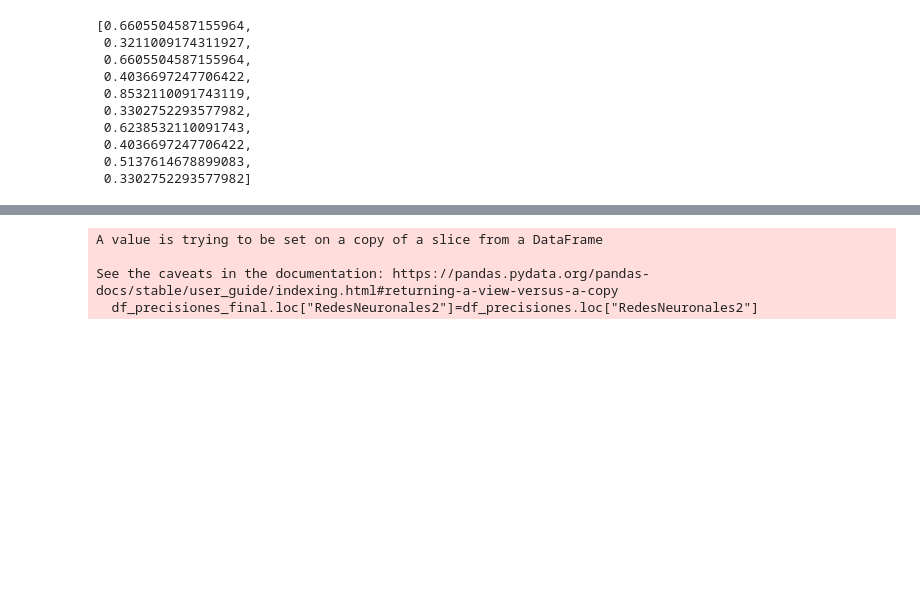
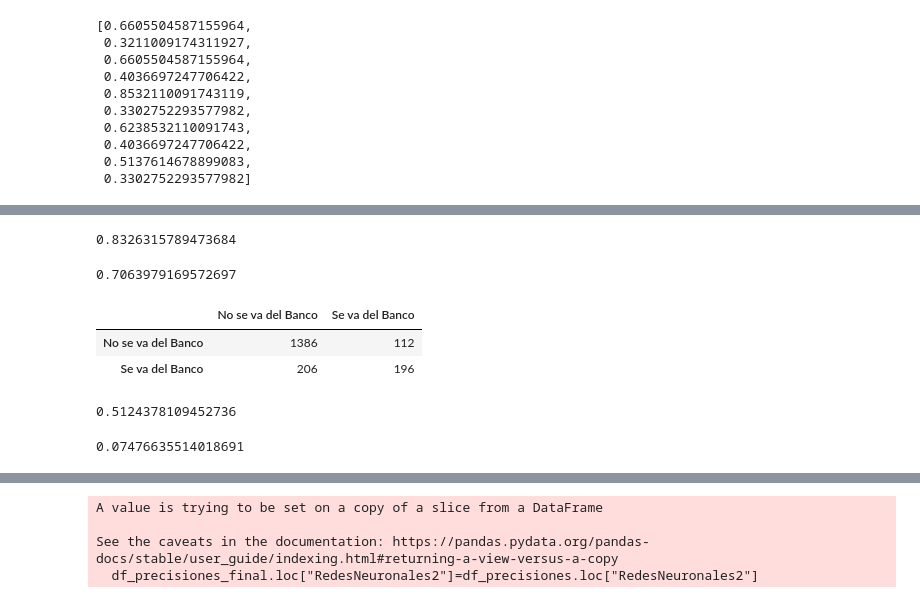
Before and after one commit to EclipsoIR/ProyectoMachineLearningPython, a Jupyter notebook: ModelosSinVariableComplain.ipynb, the cells around one changed output, grey strips where cells are left out. Drawn from its saved outputs; the diff is of its cells as text; code cells hidden in the pictures; blank space fills up the shorter version.

```diff
--- a/ModelosSinVariableComplain.ipynb
+++ b/ModelosSinVariableComplain.ipynb
@@ -1758,0 +1719,2 @@ df_precisiones
+# %%
+modeloRedesNeuronales2 = tf.keras.models.load_model("./Modelos/mejorModeloBank.h5")
@@ -1758,0 +1741,2 @@ df_precisiones
+# %%
+y_predict = modeloRedesNeuronales2.predict(x_test_final)
@@ -1758,0 +1759,30 @@ df_precisiones
+# %%
+y_predictBuena = (y_predict>0.5).astype("int32")
+# %%
+accuracy = accuracy_score(y_test,y_predictBuena)
+accuracy
+# %% [output]
+0.8326315789473684
+# %%
+AUC=roc_auc_score(y_test,y_predictBuena)
+AUC
+# %% [output]
+0.7063979169572697
+# %%
+matriz_Confusion = confusion_matrix(y_test,y_predictBuena)
+matriz_Confusion = pd.DataFrame(matriz_Confusion,index=["No se va del Banco","Se va del Banco"],columns=["No se va del Banco","Se va del Banco"])
+matriz_Confusion
+# %% [output]
+|  | No se va del Banco | Se va del Banco |
+| No se va del Banco | 1386 | 112 |
+| Se va del Banco | 206 | 196 |
+# %%
+tfn = matriz_Confusion.iloc[1,0]/(matriz_Confusion.iloc[1,0]+matriz_Confusion.iloc[1,1])
+tfn
+# %% [output]
+0.5124378109452736
+# %%
+tfp = matriz_Confusion.iloc[0,1]/(matriz_Confusion.iloc[0,1]+matriz_Confusion.iloc[0,0])
+tfp
+# %% [output]
+0.07476635514018691
```
Also changed, not shown: parts of 71 cells of this notebook, 7 other files.
